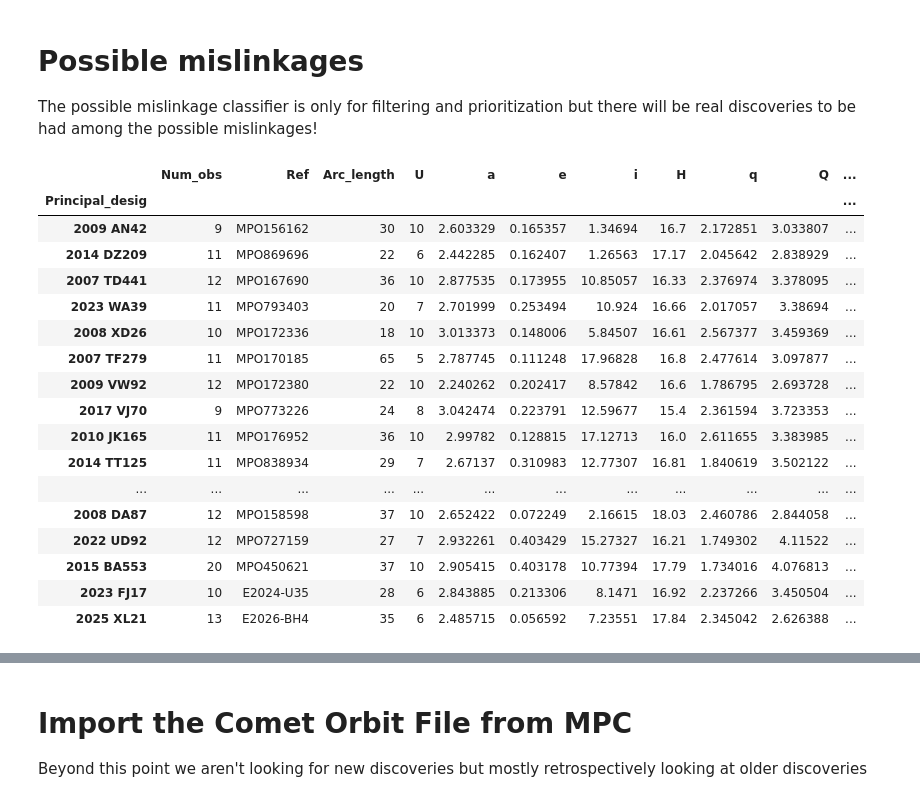
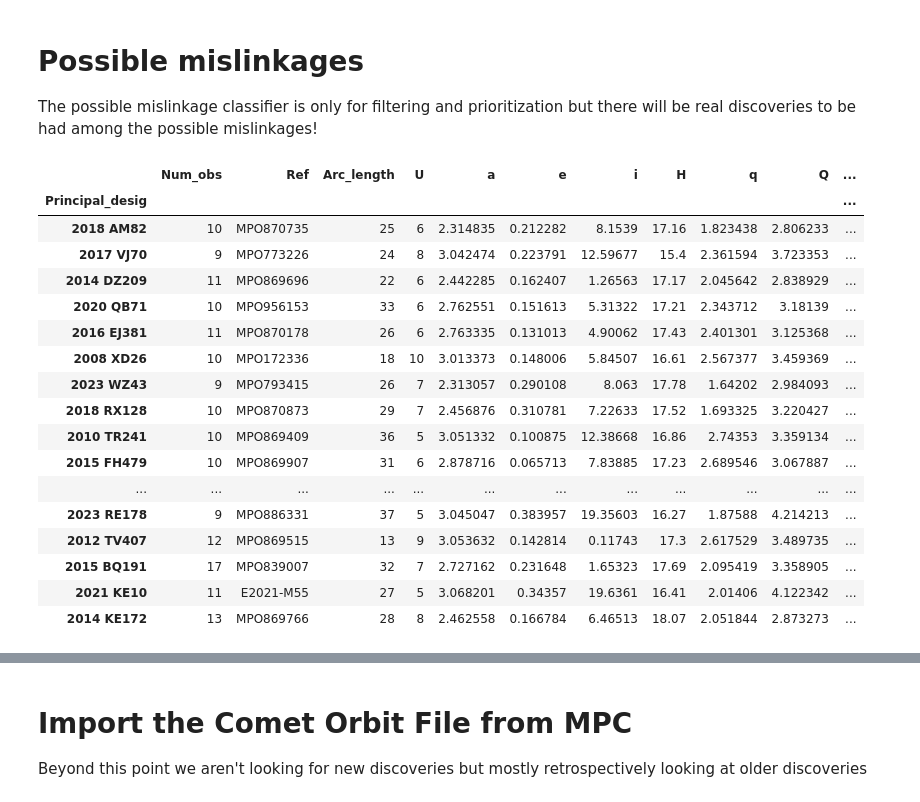
Before and after one commit to AstML/ActivitySCOPE, a Jupyter notebook: ActivitySCOPE_simplified_demo.ipynb, the cells around one changed output, grey strips where cells are left out. Cells and saved outputs as stored; diff of their text form; code cells hidden in the pictures.

```diff
--- a/ActivitySCOPE_simplified_demo.ipynb
+++ b/ActivitySCOPE_simplified_demo.ipynb
@@ -369,12 +174,13 @@ ag_tweedie_scorer = make_scorer(
 # except possibly Tweedie regression which we will evaluate in future work.
 
 # Regression model training
-predictor_reg = TabularPredictor(label="Num_opps_minus_one", eval_metric=ag_poisson_scorer, problem_type='regression')
+predictor_reg = TabularPredictor(label="Num_opps_minus_one", eval_metric=utils.POISSON_SCORER, problem_type='regression')
 # Note that in some environments we are seeing problems with parallel fitting using Ray, so sequential is safer and yields more consistent results across more machines and more environments.
-predictor_reg.fit(data_df_reg, presets="good_quality", hyperparameters=hyperparam_poisson, num_stack_levels=2, dynamic_stacking=False, ag_args_ensemble={"fold_fitting_strategy": "sequential_local"}, time_limit=TRAINING_TIME_LIMIT/2)
+predictor_reg.fit(data_df_reg, presets="good_quality", hyperparameters=utils.HYPERPARAMETERS_POISSON, num_stack_levels=2, dynamic_stacking=False, ag_args_ensemble={"fold_fitting_strategy": "sequential_local"}, time_limit=TRAINING_TIME_LIMIT/2)
 
 # make out-of-fold predictions and add them to orb as well as to data_df
 # Ultimately this allows the binary classifier model to leverage the regression model's predictions as a feature
 data_df["exp_Num_opps"] = predictor_reg.predict(data_df) + 1
 data_df["exp_Num_opps"].update(TabularPredictor.predict_oof(predictor_reg) + 1)
+# data_df["poisson_cdf_lte4"] = poisson.cdf(4-1, data_df["exp_Num_opps"]-1)
 # %% [output]
@@ -435,5 +205,5 @@ For example, when doing 'df[col].method(value, inplace=True)', try using 'df.met
 # Binary Classifier Training
 predictor = TabularPredictor(label="Is_Past_Threshold", eval_metric='log_loss')
 # Note that in some environments we are seeing problems with parallel fitting using Ray, so sequential is safer and yields more consistent results across more machines and more environments.
-predictor.fit(data_df, presets="good_quality", hyperparameters=hyperparam, num_stack_levels=2, dynamic_stacking=False, ag_args_ensemble={"fold_fitting_strategy": "sequential_local"}, time_limit=TRAINING_TIME_LIMIT/2)
+predictor.fit(data_df, presets="good_quality", hyperparameters=utils.HYPERPARAMETERS_BINARY, num_stack_levels=2, dynamic_stacking=False, ag_args_ensemble={"fold_fitting_strategy": "sequential_local"}, time_limit=TRAINING_TIME_LIMIT/2)
 # %% [output]
@@ -513,4 +248,5 @@ orb_pred["prob"].update(TabularPredictor.predict_proba_oof(predictor)[1])
 
 orb_pred["Num_opps_diff"] = orb_pred["exp_Num_opps"] - orb_pred["Num_opps"]
 orb_pred["Num_opps_mult"] = orb_pred["exp_Num_opps"] / orb_pred["Num_opps"]
+orb_pred["poisson_cdf"] = poisson.cdf(orb_pred["Num_opps"]-1, orb_pred["exp_Num_opps"]-1)
 # %% [output]
@@ -785,0 +280,3 @@ tempout.head(20)
+# %%
+# Train extension difficulty classifier
+orb_pred, final = utils.train_extension_difficulty_classifier(orb_pred, final)
@@ -788,34 +883,34 @@ tempout.head(20)
 The possible mislinkage classifier is only for filtering and prioritization but there will be real discoveries to be had among the possible mislinkages!
 # %%
 # Posible mislinkage list (lower likelihood of being a possible mislinkage), more likely to be real objects than the next list
-cols_to_show = ["Num_obs","Ref","Arc_length","U","a","e","i","H","q","Q","TJ","rms","H_diff_abs_max","prob", "exp_Num_opps", "Num_opps_diff", "Num_opps_mult", "mislinkage_pred"]
+cols_to_show = ["Num_obs","Ref","Arc_length","U","a","e","i","H","q","Q","TJ","rms","H_diff_abs_max","prob", "exp_Num_opps", "Num_opps_diff", "Num_opps_mult", "extension_difficulty"]
 tempout = final[(final["Arc_length"]>11)
       &(final["Num_obs"]>7)
       &(final["prob"]>0.999)
-      &( final["mislinkage_pred"].between(0.07,0.6) | (final["H_diff_abs_max"]>0.6) )
-      &(final["mislinkage_pred"]<0.6)
+      &( final["extension_difficulty"].between(0.07,0.6) | (final["H_diff_abs_max"]>0.6) )
+      &(final["extension_difficulty"]<0.6)
       &(final["Orbital_period"]<200)]
 tempout = tempout[cols_to_show]
 tempout.head(20)
 # %% [output]
 |  | Num_obs | Ref | Arc_length | U | a | e | i | H | q | Q | ... |
 | Principal_desig |  |  |  |  |  |  |  |  |  |  | ... |
-| 2009 AN42 | 9 | MPO156162 | 30 | 10 | 2.603329 | 0.165357 | 1.34694 | 16.7 | 2.172851 | 3.033807 | ... |
+| 2018 AM82 | 10 | MPO870735 | 25 | 6 | 2.314835 | 0.212282 | 8.1539 | 17.16 | 1.823438 | 2.806233 | ... |
+| 2017 VJ70 | 9 | MPO773226 | 24 | 8 | 3.042474 | 0.223791 | 12.59677 | 15.4 | 2.361594 | 3.723353 | ... |
 | 2014 DZ209 | 11 | MPO869696 | 22 | 6 | 2.442285 | 0.162407 | 1.26563 | 17.17 | 2.045642 | 2.838929 | ... |
-| 2007 TD441 | 12 | MPO167690 | 36 | 10 | 2.877535 | 0.173955 | 10.85057 | 16.33 | 2.376974 | 3.378095 | ... |
-| 2023 WA39 | 11 | MPO793403 | 20 | 7 | 2.701999 | 0.253494 | 10.924 | 16.66 | 2.017057 | 3.38694 | ... |
+| 2020 QB71 | 10 | MPO956153 | 33 | 6 | 2.762551 | 0.151613 | 5.31322 | 17.21 | 2.343712 | 3.18139 | ... |
+| 2016 EJ381 | 11 | MPO870178 | 26 | 6 | 2.763335 | 0.131013 | 4.90062 | 17.43 | 2.401301 | 3.125368 | ... |
 | 2008 XD26 | 10 | MPO172336 | 18 | 10 | 3.013373 | 0.148006 | 5.84507 | 16.61 | 2.567377 | 3.459369 | ... |
-| 2007 TF279 | 11 | MPO170185 | 65 | 5 | 2.787745 | 0.111248 | 17.96828 | 16.8 | 2.477614 | 3.097877 | ... |
-| 2009 VW92 | 12 | MPO172380 | 22 | 10 | 2.240262 | 0.202417 | 8.57842 | 16.6 | 1.786795 | 2.693728 | ... |
-| 2017 VJ70 | 9 | MPO773226 | 24 | 8 | 3.042474 | 0.223791 | 12.59677 | 15.4 | 2.361594 | 3.723353 | ... |
-| 2010 JK165 | 11 | MPO176952 | 36 | 10 | 2.99782 | 0.128815 | 17.12713 | 16.0 | 2.611655 | 3.383985 | ... |
-| 2014 TT125 | 11 | MPO838934 | 29 | 7 | 2.67137 | 0.310983 | 12.77307 | 16.81 | 1.840619 | 3.502122 | ... |
+| 2023 WZ43 | 9 | MPO793415 | 26 | 7 | 2.313057 | 0.290108 | 8.063 | 17.78 | 1.64202 | 2.984093 | ... |
+| 2018 RX128 | 10 | MPO870873 | 29 | 7 | 2.456876 | 0.310781 | 7.22633 | 17.52 | 1.693325 | 3.220427 | ... |
+| 2010 TR241 | 10 | MPO869409 | 36 | 5 | 3.051332 | 0.100875 | 12.38668 | 16.86 | 2.74353 | 3.359134 | ... |
+| 2015 FH479 | 10 | MPO869907 | 31 | 6 | 2.878716 | 0.065713 | 7.83885 | 17.23 | 2.689546 | 3.067887 | ... |
 | ... | ... | ... | ... | ... | ... | ... | ... | ... | ... | ... | ... |
-| 2008 DA87 | 12 | MPO158598 | 37 | 10 | 2.652422 | 0.072249 | 2.16615 | 18.03 | 2.460786 | 2.844058 | ... |
-| 2022 UD92 | 12 | MPO727159 | 27 | 7 | 2.932261 | 0.403429 | 15.27327 | 16.21 | 1.749302 | 4.11522 | ... |
-| 2015 BA553 | 20 | MPO450621 | 37 | 10 | 2.905415 | 0.403178 | 10.77394 | 17.79 | 1.734016 | 4.076813 | ... |
-| 2023 FJ17 | 10 | E2024-U35 | 28 | 6 | 2.843885 | 0.213306 | 8.1471 | 16.92 | 2.237266 | 3.450504 | ... |
-| 2025 XL21 | 13 | E2026-BH4 | 35 | 6 | 2.485715 | 0.056592 | 7.23551 | 17.84 | 2.345042 | 2.626388 | ... |
+| 2023 RE178 | 9 | MPO886331 | 37 | 5 | 3.045047 | 0.383957 | 19.35603 | 16.27 | 1.87588 | 4.214213 | ... |
+| 2012 TV407 | 12 | MPO869515 | 13 | 9 | 3.053632 | 0.142814 | 0.11743 | 17.3 | 2.617529 | 3.489735 | ... |
+| 2015 BQ191 | 17 | MPO839007 | 32 | 7 | 2.727162 | 0.231648 | 1.65323 | 17.69 | 2.095419 | 3.358905 | ... |
+| 2021 KE10 | 11 | E2021-M55 | 27 | 5 | 3.068201 | 0.34357 | 19.6361 | 16.41 | 2.01406 | 4.122342 | ... |
+| 2014 KE172 | 13 | MPO869766 | 28 | 8 | 2.462558 | 0.166784 | 6.46513 | 18.07 | 2.051844 | 2.873273 | ... |
 # %%
 # Higher likelihood of being a possible mislinkage, less likely to be real objects than the prior list
 # Useful as an indicator of the very real presence of mislinkages in the orbital database (mostly 3-night linkages, mostly longer arcs than can be fully supported by only 3 nights)
```
Also changed, not shown: parts of 92 cells of this notebook, 14 other files.
